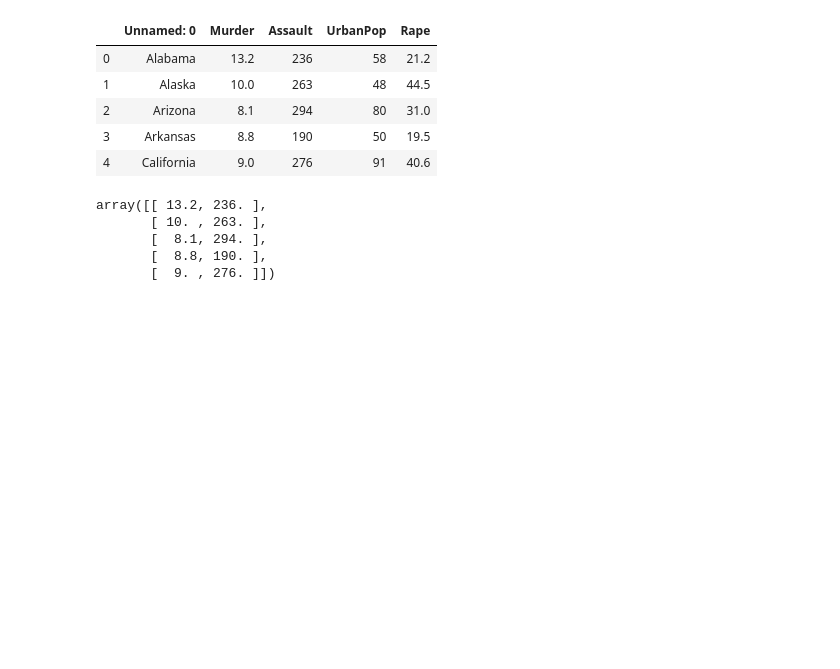
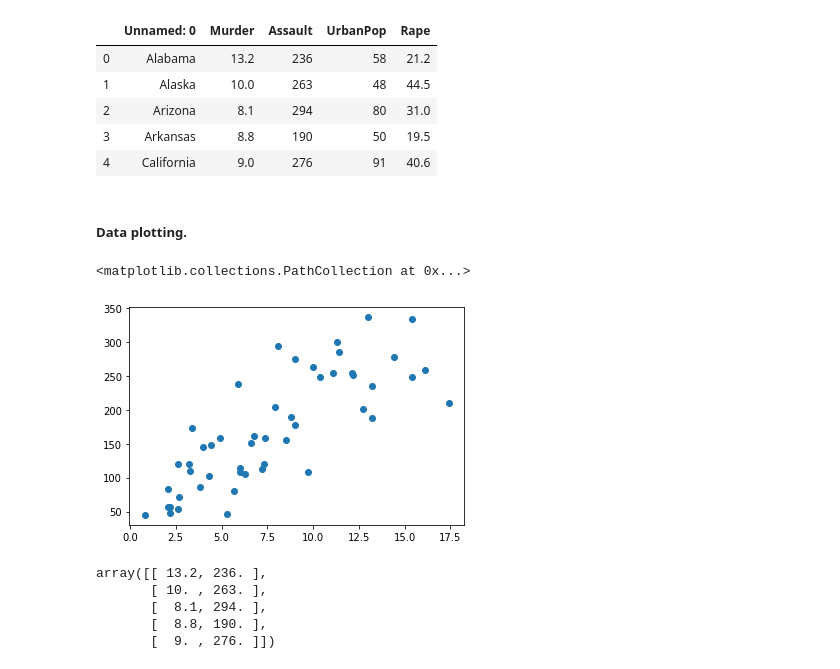
Before and after one commit to sara-knezevic/sde_machinelearning, a Jupyter notebook: Final/k-means.ipynb, the cells around one changed output. Cells and saved outputs as stored; diff of their text form; code cells hidden in the pictures; blank space fills up the shorter version.

```diff
--- a/Final/k-means.ipynb
+++ b/Final/k-means.ipynb
@@ -15,6 +15,13 @@ dataset.head()
 | 4 | California | 9.0 | 276 | 91 | 40.6 |
 # %%
 X = dataset.iloc[:, 1:3].values # take murder and assault
+# %% [markdown]
+##### Data plotting.
+# %%
+plt.scatter(X[:, 0], X[:, 1])
+# %% [output]
+<matplotlib.collections.PathCollection at 0x...>
+[figure, added]
 # %%
 X[:5, :]
 # %% [output]
```
Also changed, not shown: parts of 9 cells of this notebook, 3 other files.
